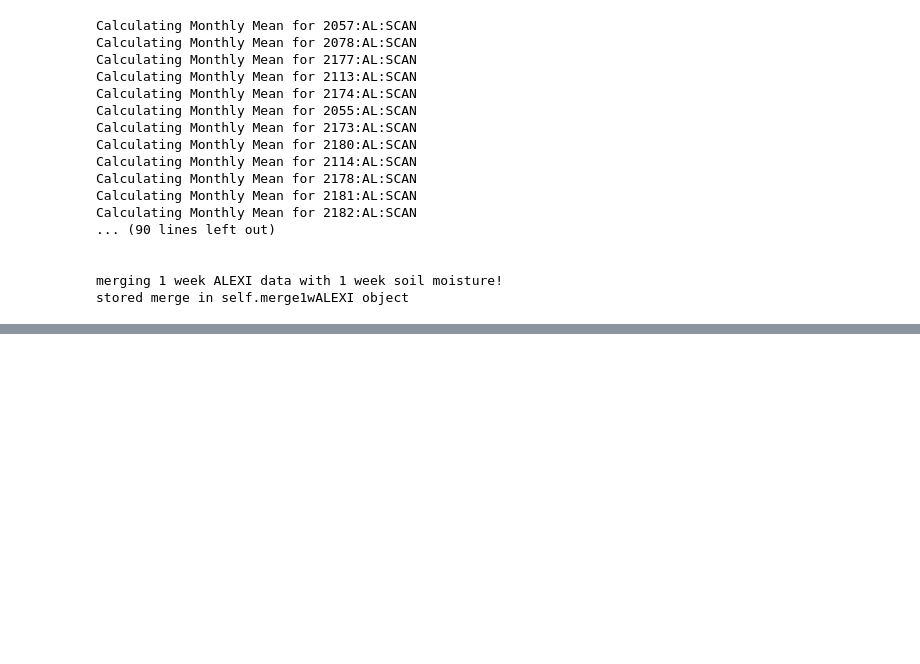
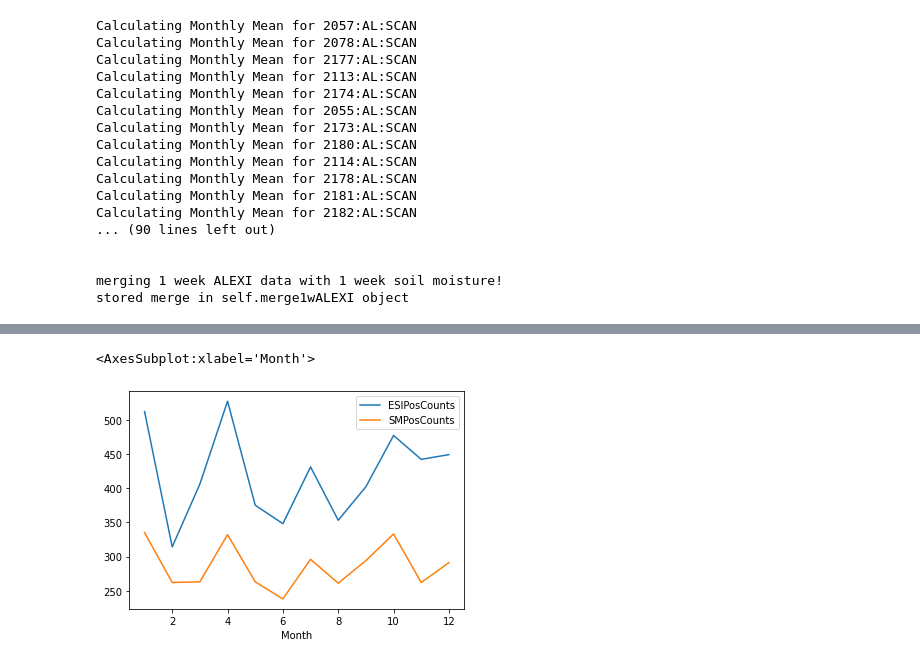
Before and after one commit to Corey4005/SCANAnalysis, a Jupyter notebook: notebooks/anomaly_analysis.ipynb, the cells around one changed output, grey strips where cells are left out. Cells and saved outputs as stored; diff of their text form; code cells hidden in the pictures; blank space fills up the shorter version.

```diff
--- a/notebooks/anomaly_analysis.ipynb
+++ b/notebooks/anomaly_analysis.ipynb
@@ -109,0 +258,5 @@ for station in df['station'].unique():
+# %%
+countsFrame[['ESIPosCounts','SMPosCounts']].plot()
+# %% [output]
+<AxesSubplot:xlabel='Month'>
+[figure, added]
```
Also changed, not shown: parts of 18 cells of this notebook, 2 other files.
